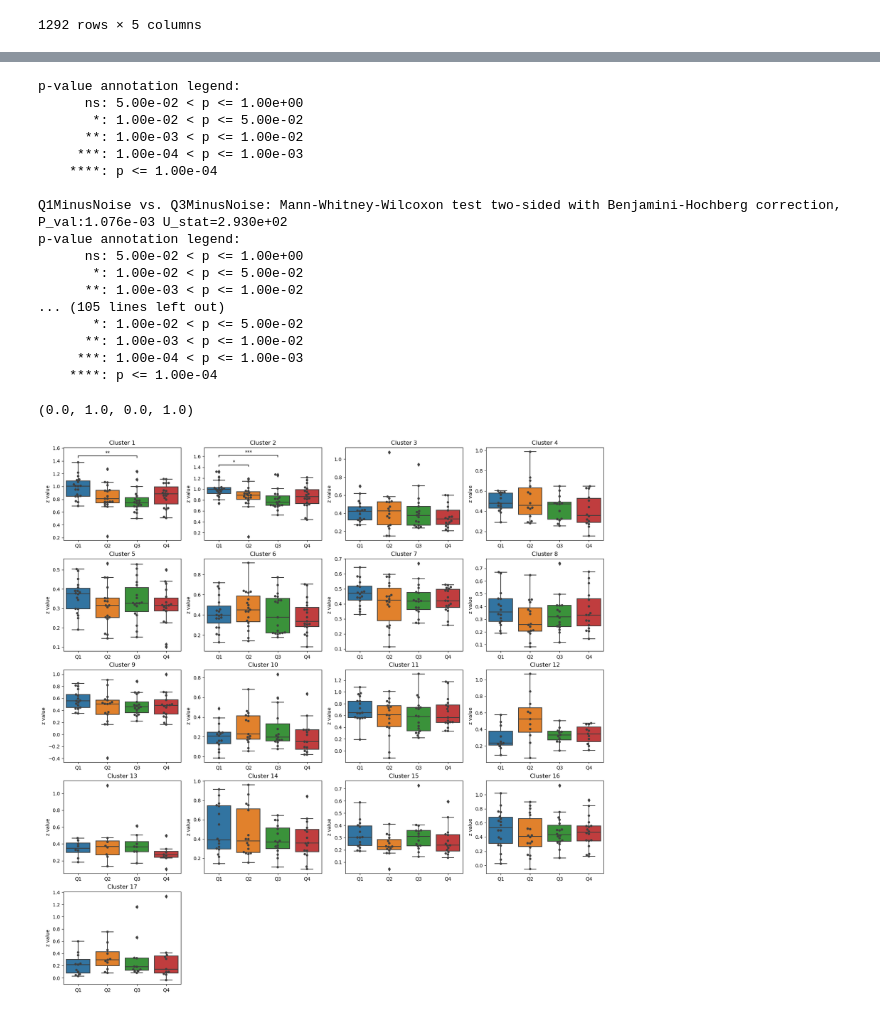
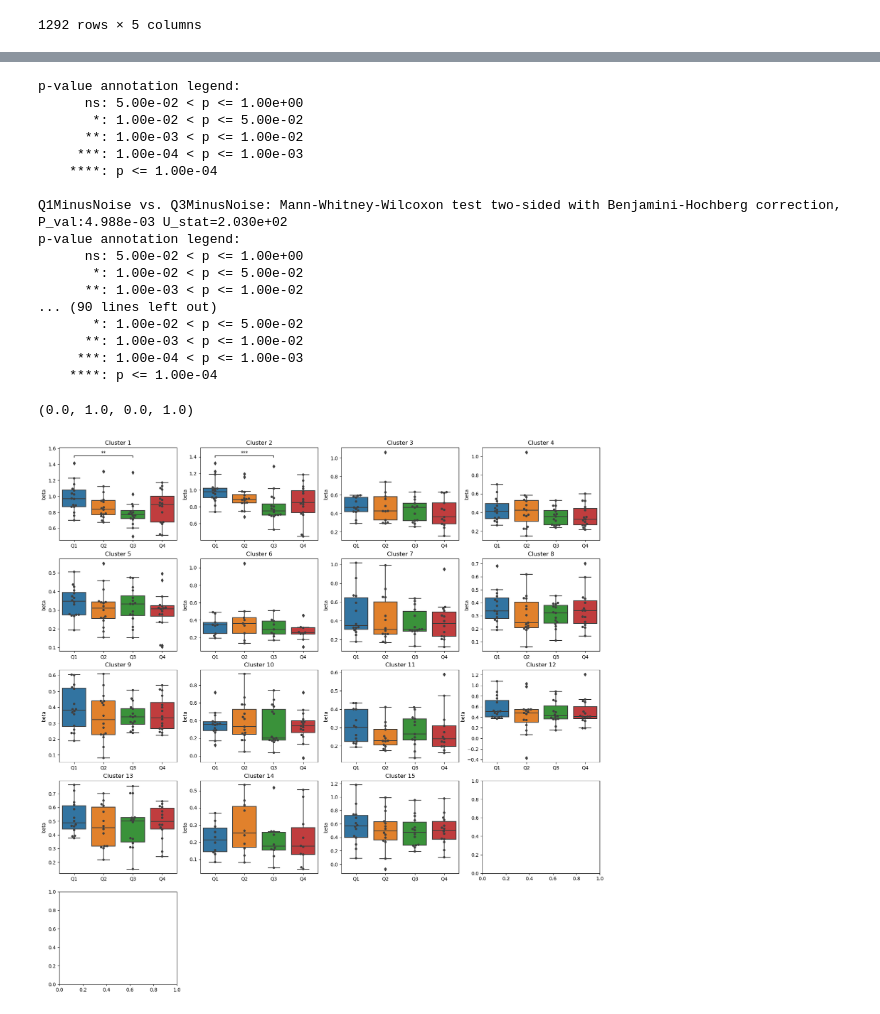
Before and after one commit to CIBIT-UC/brainplayback_task01, a Jupyter notebook: nilearn/glm_barplot-betas.ipynb, the cells around one changed output, grey strips where cells are left out. Cells and saved outputs as stored; diff of their text form; code cells hidden in the pictures.

Commit message:
new AAL labels, trim to 16 subjects to test

```diff
--- a/nilearn/glm_barplot-betas.ipynb
+++ b/nilearn/glm_barplot-betas.ipynb
@@ -23,7 +23,8 @@ derivatives_folder = "derivatives/fmriprep/fmriprep"
 task_label = "01"
 out_dir = os.path.join(data_dir,"derivatives","nilearn_glm")
 out_dir_group = os.path.join(data_dir,"derivatives","nilearn_glm","group")
-sub_labels = ['01','02','03','04','05','06','07','08','09','10','11','12','13','14','15','16','17','18','19']
+#sub_labels = ['01','02','03','04','05','06','07','08','09','10','11','12','13','14','15','16','17','18','19']
+sub_labels = ['01','02','03','04','07','08','09','10','11','12','13','14','15','16','17','19']
 # %%
 # condition names
 condition_names = ['Q1_p','Q2_p','Q3_p','Q4_p']
@@ -68,7 +69,7 @@ contrastList = contrasts_renamed[1:5]
 # %%
 # Load cluster map
 image_path = os.path.join(out_dir_group,
-             f"group_task-{task_label}_clustermap_con-Q1234MinusNoise_c-fdr_p-0.005_clusterk-25.nii.gz")
+             f"group-n16_task-{task_label}_clustermap_con-Q1234MinusNoise_c-fdr_p-0.005_clusterk-25.nii.gz")
 
 
 cluster_map = image.load_img(image_path)
@@ -169,6 +185,6 @@ df.to_csv(os.path.join(out_dir_group, f"group_task-{task_label}_clustermap-inter
 # %%
 # Load tsv as dataframe
-df = pd.read_csv(os.path.join(out_dir_group, f"group_task-{task_label}_clustermap-intersect-values_c-fdr_p-0.005_clusterk-25.tsv"), sep='\t')
+df = pd.read_csv(os.path.join(out_dir_group, f"group-n16_task-{task_label}_clustermap-intersect-values_c-fdr_p-0.005_clusterk-25.tsv"), sep='\t')
 # %%
 df[df['cluster']==cluster_list[0]]
 # %% [output]
@@ -262,34 +278,34 @@ for rr in range(len(cluster_list)):
     ax[row, col].set_title(f"Cluster {int(cluster_list[rr])}")
     ax[row, col].set_xticklabels(quad_list)
     ax[row, col].set_xlabel('')
-    ax[row, col].set_ylabel('z value')
+    ax[row, col].set_ylabel('beta')
 
     # statistical comparisons between contrasts
     annotator = Annotator(ax[row, col], quad_pairs, data=df[df['cluster']==cluster_list[rr]], x='contrast', y='beta', order=contrastList)
     annotator.configure(test='Mann-Whitney', text_format='star', loc='inside', verbose=1, comparisons_correction='fdr_bh', hide_non_significant=True)
     annotator.apply_and_annotate()
 
 # clear the last three subplots
 ax[4,1].axis('off')
 ax[4,2].axis('off')
 ax[4,3].axis('off')
 # %% [output]
 p-value annotation legend:
       ns: 5.00e-02 < p <= 1.00e+00
        *: 1.00e-02 < p <= 5.00e-02
       **: 1.00e-03 < p <= 1.00e-02
      ***: 1.00e-04 < p <= 1.00e-03
     ****: p <= 1.00e-04
 
-Q1MinusNoise vs. Q3MinusNoise: Mann-Whitney-Wilcoxon test two-sided with Benjamini-Hochberg correction, P_val:1.076e-03 U_stat=2.930e+02
+Q1MinusNoise vs. Q3MinusNoise: Mann-Whitney-Wilcoxon test two-sided with Benjamini-Hochberg correction, P_val:4.988e-03 U_stat=2.030e+02
 p-value annotation legend:
       ns: 5.00e-02 < p <= 1.00e+00
        *: 1.00e-02 < p <= 5.00e-02
       **: 1.00e-03 < p <= 1.00e-02
-... (105 lines left out)
+... (90 lines left out)
        *: 1.00e-02 < p <= 5.00e-02
       **: 1.00e-03 < p <= 1.00e-02
      ***: 1.00e-04 < p <= 1.00e-03
     ****: p <= 1.00e-04
 (0.0, 1.0, 0.0, 1.0)
-[figure, old version]
+[figure, new version]
```
Also changed, not shown: parts of 5 cells of this notebook, 4 other files.
